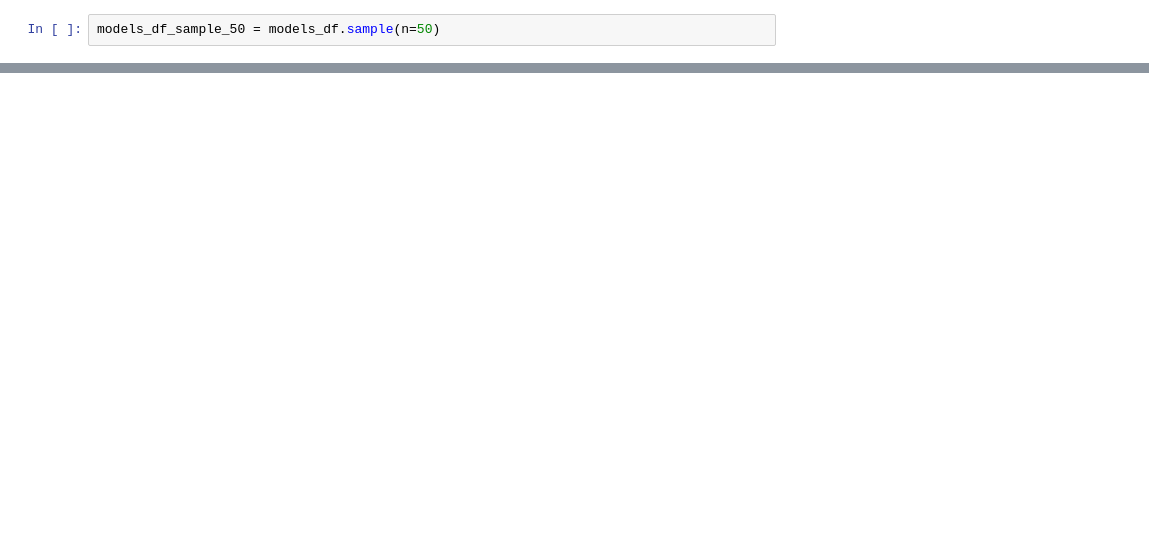
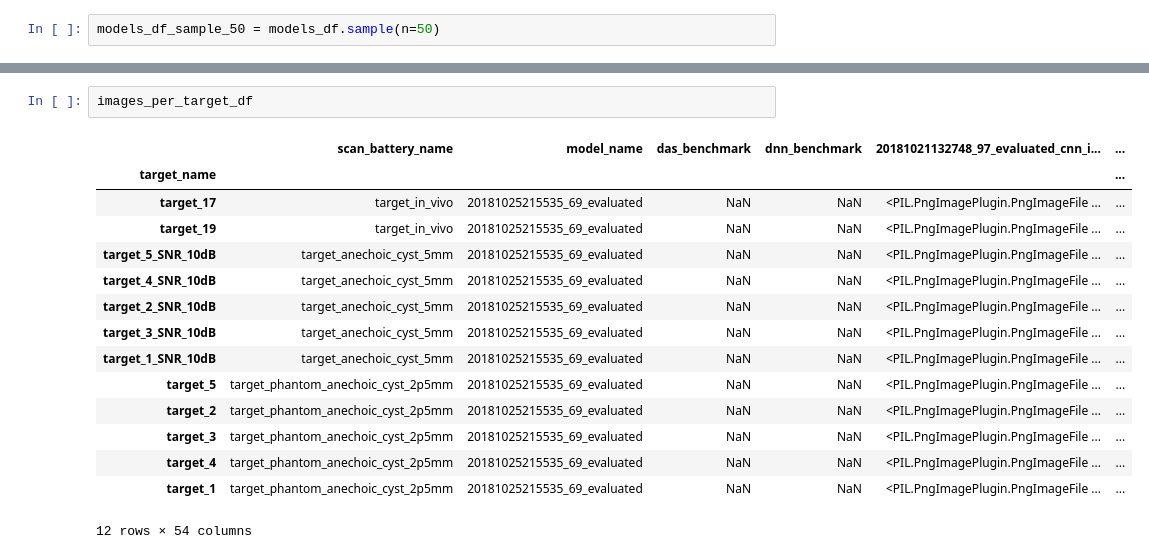
Before and after one commit to zhanwenchen/beam_nn, a Jupyter notebook: notebooks/generate_google_sheet_ab_test.ipynb, the cells around one changed output, grey strips where cells are left out. Saved outputs shown, nothing was run; the diff lists cells and outputs as text; blank space fills up the shorter version.

```diff
--- a/notebooks/generate_google_sheet_ab_test.ipynb
+++ b/notebooks/generate_google_sheet_ab_test.ipynb
@@ -178,0 +207,18 @@ dtype: object
+# %%
+images_per_target_df
+# %% [output]
+|  | scan_battery_name | model_name | das_benchmark | dnn_benchmark | 20181021132748_97_evaluated_cnn_i... | ... |
+| target_name |  |  |  |  |  | ... |
+| target_17 | target_in_vivo | 20181025215535_69_evaluated | NaN | NaN | <PIL.PngImagePlugin.PngImageFile ... | ... |
+| target_19 | target_in_vivo | 20181025215535_69_evaluated | NaN | NaN | <PIL.PngImagePlugin.PngImageFile ... | ... |
+| target_5_SNR_10dB | target_anechoic_cyst_5mm | 20181025215535_69_evaluated | NaN | NaN | <PIL.PngImagePlugin.PngImageFile ... | ... |
+| target_4_SNR_10dB | target_anechoic_cyst_5mm | 20181025215535_69_evaluated | NaN | NaN | <PIL.PngImagePlugin.PngImageFile ... | ... |
+| target_2_SNR_10dB | target_anechoic_cyst_5mm | 20181025215535_69_evaluated | NaN | NaN | <PIL.PngImagePlugin.PngImageFile ... | ... |
+| target_3_SNR_10dB | target_anechoic_cyst_5mm | 20181025215535_69_evaluated | NaN | NaN | <PIL.PngImagePlugin.PngImageFile ... | ... |
+| target_1_SNR_10dB | target_anechoic_cyst_5mm | 20181025215535_69_evaluated | NaN | NaN | <PIL.PngImagePlugin.PngImageFile ... | ... |
+| target_5 | target_phantom_anechoic_cyst_2p5mm | 20181025215535_69_evaluated | NaN | NaN | <PIL.PngImagePlugin.PngImageFile ... | ... |
+| target_2 | target_phantom_anechoic_cyst_2p5mm | 20181025215535_69_evaluated | NaN | NaN | <PIL.PngImagePlugin.PngImageFile ... | ... |
+| target_3 | target_phantom_anechoic_cyst_2p5mm | 20181025215535_69_evaluated | NaN | NaN | <PIL.PngImagePlugin.PngImageFile ... | ... |
+| target_4 | target_phantom_anechoic_cyst_2p5mm | 20181025215535_69_evaluated | NaN | NaN | <PIL.PngImagePlugin.PngImageFile ... | ... |
+| target_1 | target_phantom_anechoic_cyst_2p5mm | 20181025215535_69_evaluated | NaN | NaN | <PIL.PngImagePlugin.PngImageFile ... | ... |
+12 rows × 54 columns
```
Also changed, not shown: parts of 9 cells of this notebook.
